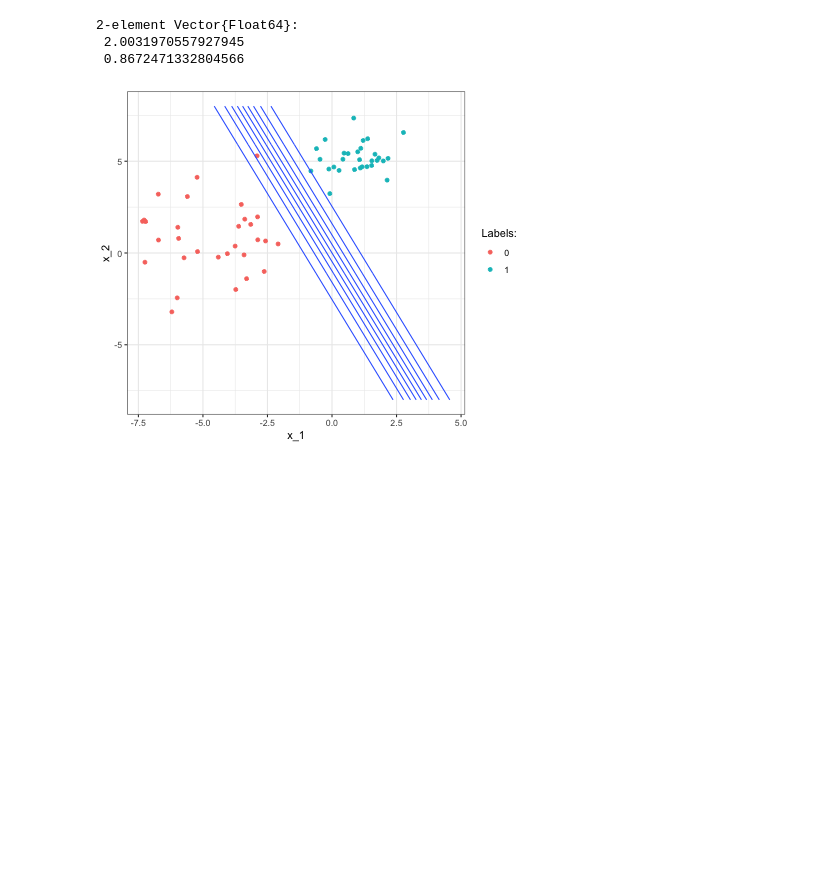
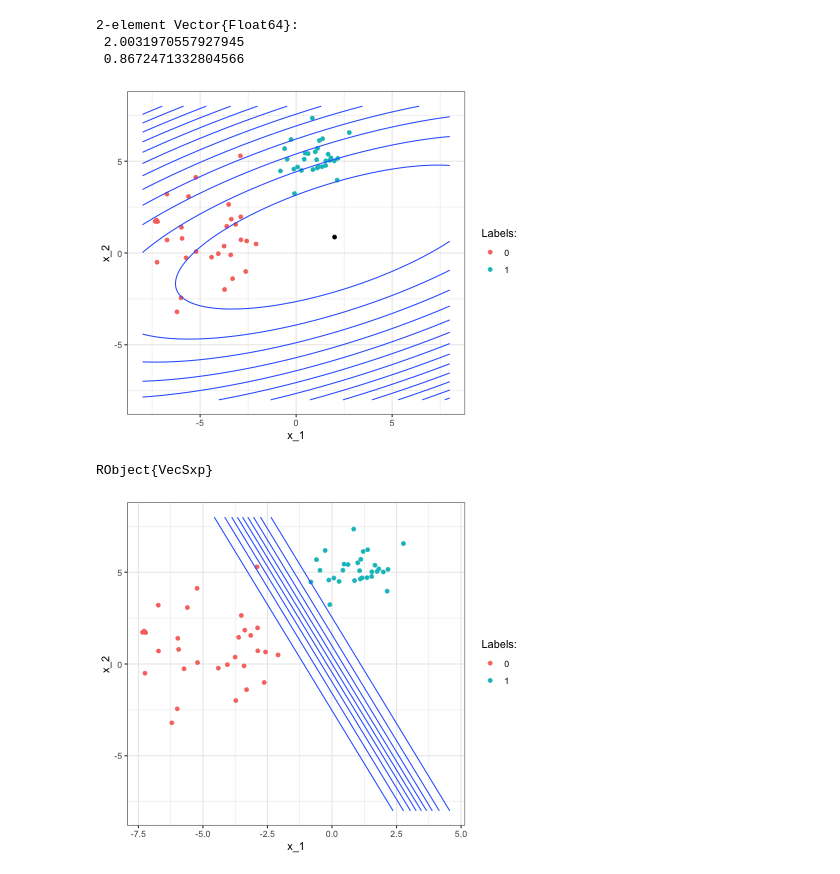
Before and after one commit to pat-alt/pat-alt.github.io, a Jupyter notebook: content/post/2021-10-27-bayesian-logistic-regression/toy_example.ipynb, the cells around one changed output. Saved outputs shown, nothing was run; the diff lists cells and outputs as text; code cells hidden in the pictures; blank space fills up the shorter version.

Commit message:
chart for laplace posterior

```diff
--- a/content/post/2021-10-27-bayesian-logistic-regression/toy_example.ipynb
+++ b/content/post/2021-10-27-bayesian-logistic-regression/toy_example.ipynb
@@ -36,6 +36,11 @@ d = size(X)[2] # number of features
 σ = 10 # noise
 w_0 = zeros(d)
 H_0 = UniformScaling(1/(σ^2));
+# %%
+range = 8
+step = 0.1
+X_grid = expandgrid(-range:step:range,-range:step:range)
+N_grid = size(X_grid)[1];
 # %%
 T = 10000
 sgd_options = (
@@ -49,6 +54,15 @@ w_map = μ(mod)
 2-element Vector{Float64}:
  2.0031970557927945
  0.8672471332804566
+# %%
+nll_grid = -1 .* [logpdf(MvNormal(mod.μ,mod.Σ),X_grid[n,:]) for n=1:N_grid]
+df_grid = DataFrame(hcat(nll_grid,X_grid), :auto)
+p +
+    stat_contour(data=df_grid, aes(x = :x2, y = :x3, z = :x1)) +
+    geom_point(aes(x=w_map[1], y=w_map[2]))
+# %% [output]
+[figure, added]
+RObject{VecSxp}
 # %%
 y_grid_map = sigmoid(w_map, X_grid) # plugin predictive
 df_grid = DataFrame(hcat(y_grid_map,X_grid), :auto)
```
Also changed, not shown: 1 other file.
